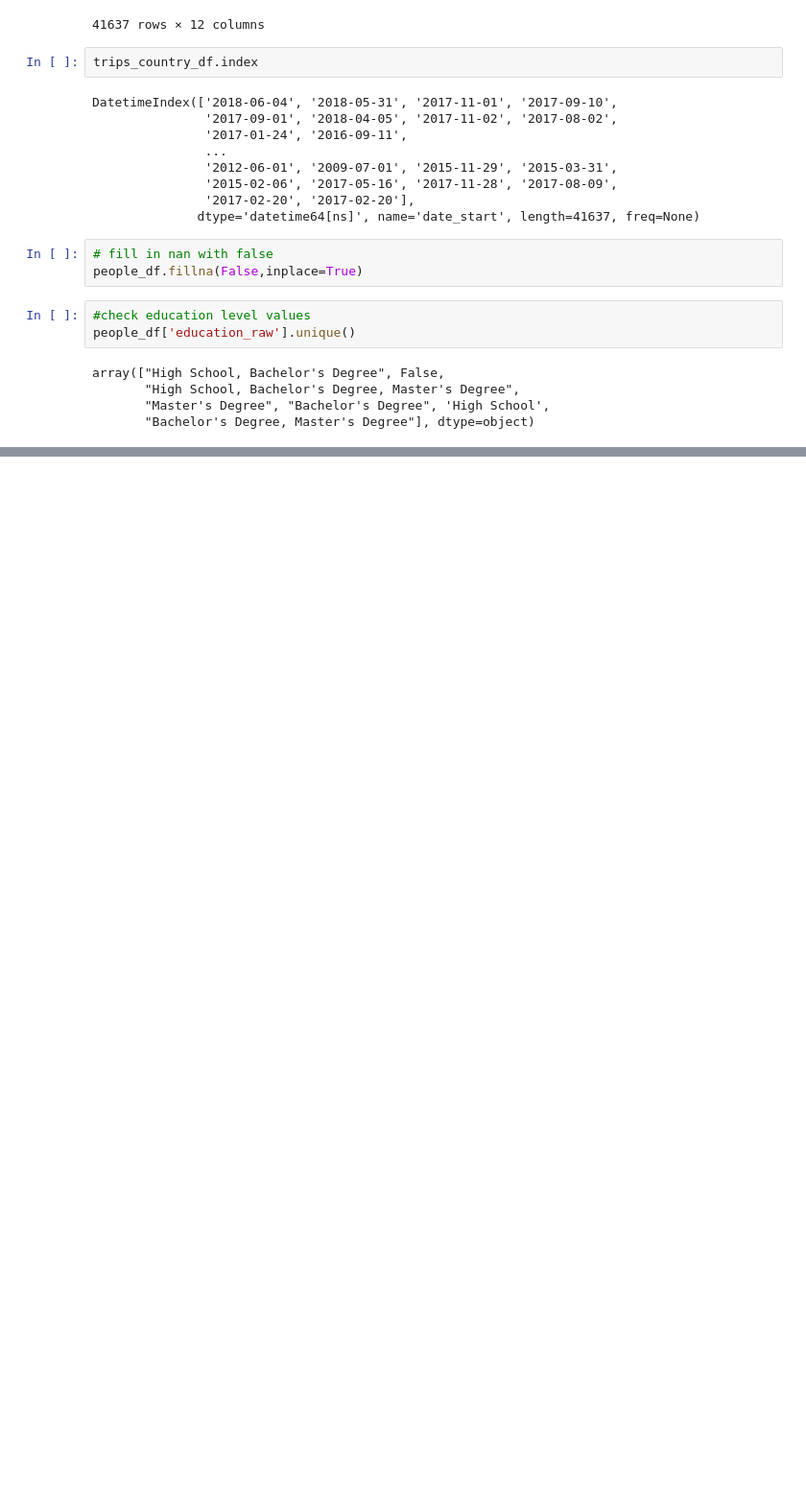
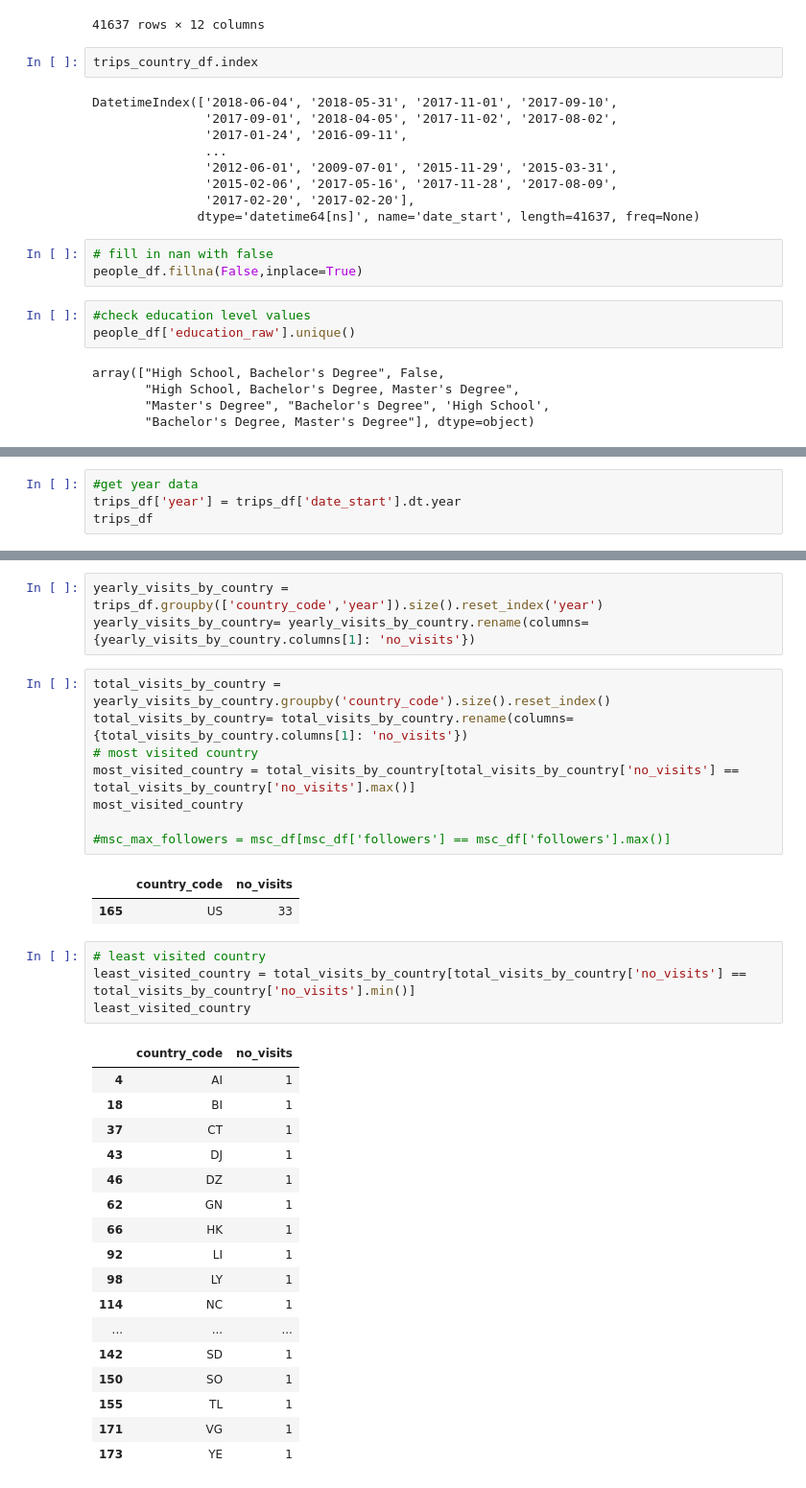
Before and after one commit to oanaale95/DSforBuss, a Jupyter notebook: exercise1.ipynb, the cells around one changed output, grey strips where cells are left out. Shown at 96% size. Saved outputs shown, nothing was run; the diff lists cells and outputs as text; blank space fills up the shorter version.

```diff
--- a/exercise1.ipynb
+++ b/exercise1.ipynb
@@ -207,0 +284,4 @@ people_df[0:1]
+# %%
+#get year data
+trips_df['year'] = trips_df['date_start'].dt.year
+trips_df
@@ -207,0 +323,36 @@ people_df[0:1]
+# %%
+yearly_visits_by_country = trips_df.groupby(['country_code','year']).size().reset_index('year')
+yearly_visits_by_country= yearly_visits_by_country.rename(columns={yearly_visits_by_country.columns[1]: 'no_visits'})
+# %%
+total_visits_by_country = yearly_visits_by_country.groupby('country_code').size().reset_index()
+total_visits_by_country= total_visits_by_country.rename(columns={total_visits_by_country.columns[1]: 'no_visits'})
+# most visited country
+most_visited_country = total_visits_by_country[total_visits_by_country['no_visits'] == total_visits_by_country['no_visits'].max()]
+most_visited_country
+
+#msc_max_followers = msc_df[msc_df['followers'] == msc_df['followers'].max()]
+# %% [output]
+|  | country_code | no_visits |
+| 165 | US | 33 |
+# %%
+# least visited country
+least_visited_country = total_visits_by_country[total_visits_by_country['no_visits'] == total_visits_by_country['no_visits'].min()]
+least_visited_country
+# %% [output]
+|  | country_code | no_visits |
+| 4 | AI | 1 |
+| 18 | BI | 1 |
+| 37 | CT | 1 |
+| 43 | DJ | 1 |
+| 46 | DZ | 1 |
+| 62 | GN | 1 |
+| 66 | HK | 1 |
+| 92 | LI | 1 |
+| 98 | LY | 1 |
+| 114 | NC | 1 |
+| ... | ... | ... |
+| 142 | SD | 1 |
+| 150 | SO | 1 |
+| 155 | TL | 1 |
+| 171 | VG | 1 |
+| 173 | YE | 1 |
```
Also changed, not shown: parts of 17 cells of this notebook, 13 other files.
